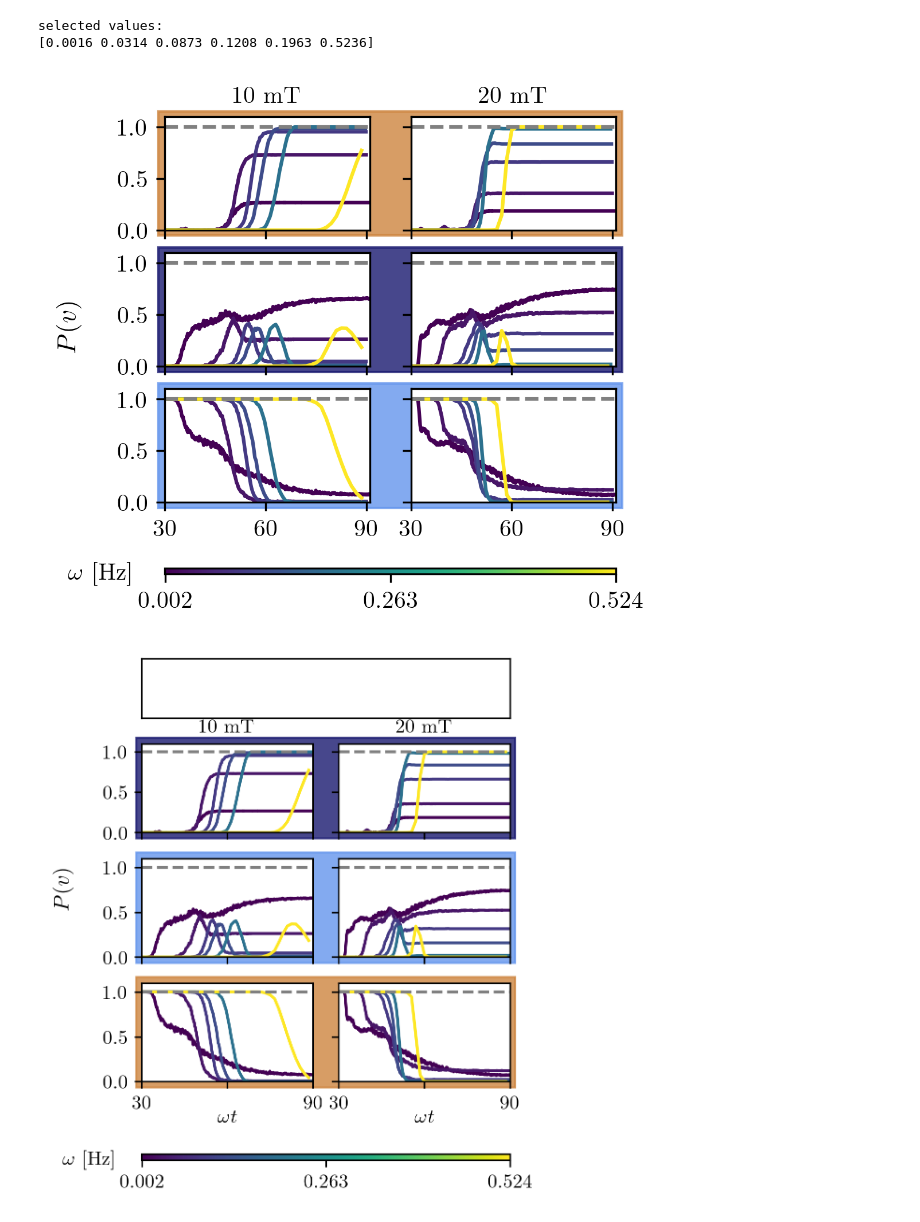
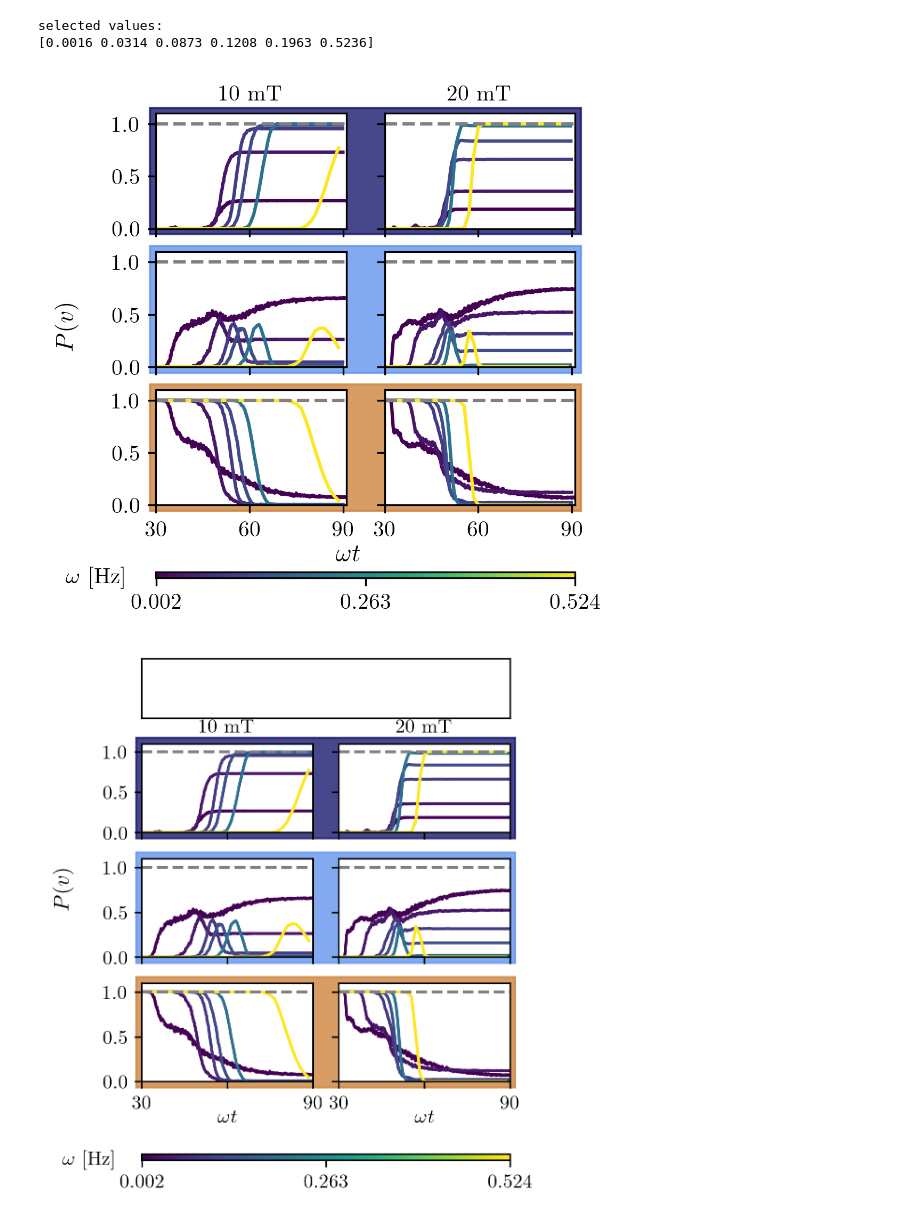
Before and after one commit to leogabac/reentrancy, a Jupyter notebook: src/notebooks/figure2.ipynb, the cells around one changed output. Cells and saved outputs as stored; diff of their text form; code cells hidden in the pictures.

```diff
--- a/src/notebooks/figure2.ipynb
+++ b/src/notebooks/figure2.ipynb
@@ -94,7 +94,7 @@ selected values:
 COL = 246/72
 OFFSET = (245.52-221.761)/72
 
-fig, axes = plt.subplots(3, 2, figsize=(COL+OFFSET,3.2), dpi=300)
+fig, axes = plt.subplots(3, 2, figsize=(COL+OFFSET,3.5), dpi=300)
 
 norm = plt.Normalize(min(ws),max(ws))
 cmap = plt.get_cmap('viridis')
@@ -143,7 +143,7 @@ for i in range(3):
 # ==========================================================================================================
 
 # putting a colorbar
-#fig.text(0.5,0.1,'$\\omega t$', fontsize=11)
+fig.text(0.5,0.08,'$\\omega t$', fontsize=11)
 fig.text(0.05, 0.5, '$P(v)$', ha='center', va='center', rotation=90, fontsize=11)
 
 fig.subplots_adjust(bottom=0.18)  # Adjust the bottom space to make room for the colorbar
@@ -165,35 +165,35 @@ fig.text(0.1, 0.05, '$\\omega$ [Hz]', fontsize=10, ha='center', va='center')
 
 # ==========================================================================================================
 # BACKGROUND COLORBOXES
 # ==========================================================================================================
 
 # Colors for each row
 colors = ['#191970', '#6495ed', '#cd853f']
 
 width = 0.7
 pad = 0.01
 for i in range(3):
     pos = axes[i][0].get_position()
     x, y = pos.x0, pos.y0
     height = pos.y1 - pos.y0
     fig.add_artist(
         patches.Rectangle(
-            (x-pad, y-pad), width+2*pad, height+2*pad, color=colors[i-1], alpha=0.8, transform=fig.transFigure, zorder=0)
+            (x-pad, y-pad), width+2*pad, height+2*pad, color=colors[i], alpha=0.8, transform=fig.transFigure, zorder=0)
     )
 
 
 # ==========================================================================================================
 # Inserting the vertices types
 # ==========================================================================================================
 
 #fig.subplots_adjust(top=0.8)  # Adjust the bottom space to make room for the shared axis label
 
 plt.show()
 
 fig.savefig('/home/frieren/Dropbox/mnt/martensitepaper/fig2.pdf',dpi=300,bbox_inches='tight',pad_inches=0)
 fig.savefig('/home/frieren/Dropbox/mnt/martensitepaper/fig2.png',dpi=300,bbox_inches='tight',pad_inches=0)
 # %% [output]
-[figure, old version]
+[figure, new version]
 # %%
 import matplotlib.pyplot as plt
 import matplotlib.patches as patches
```
